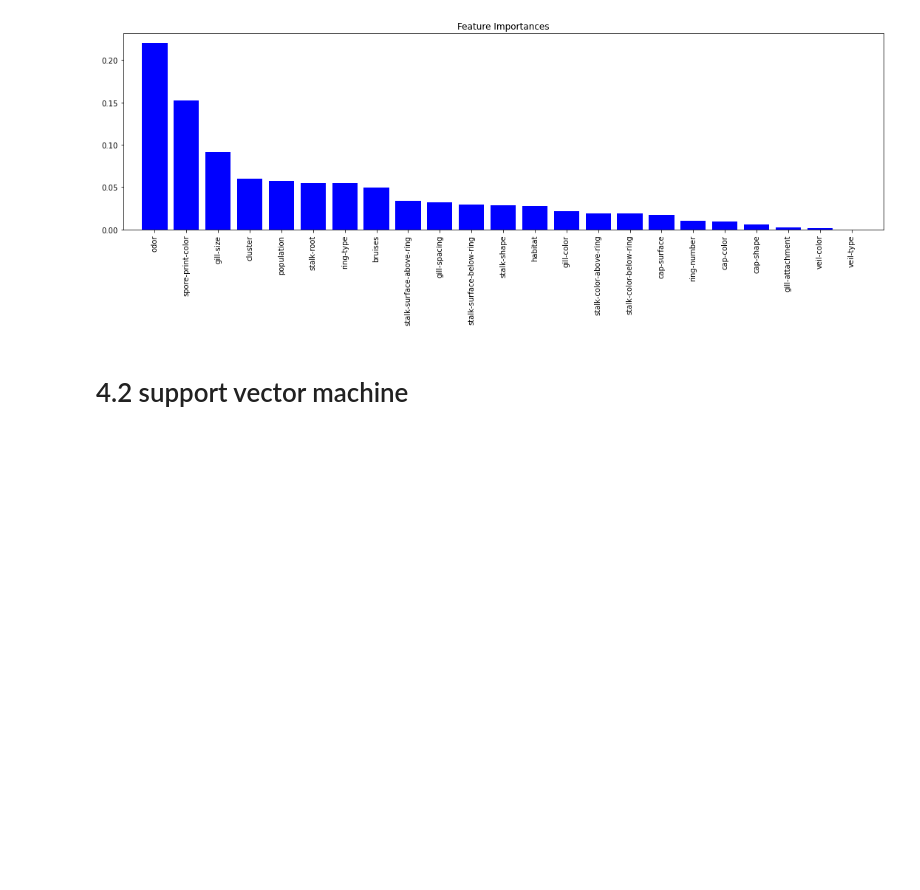
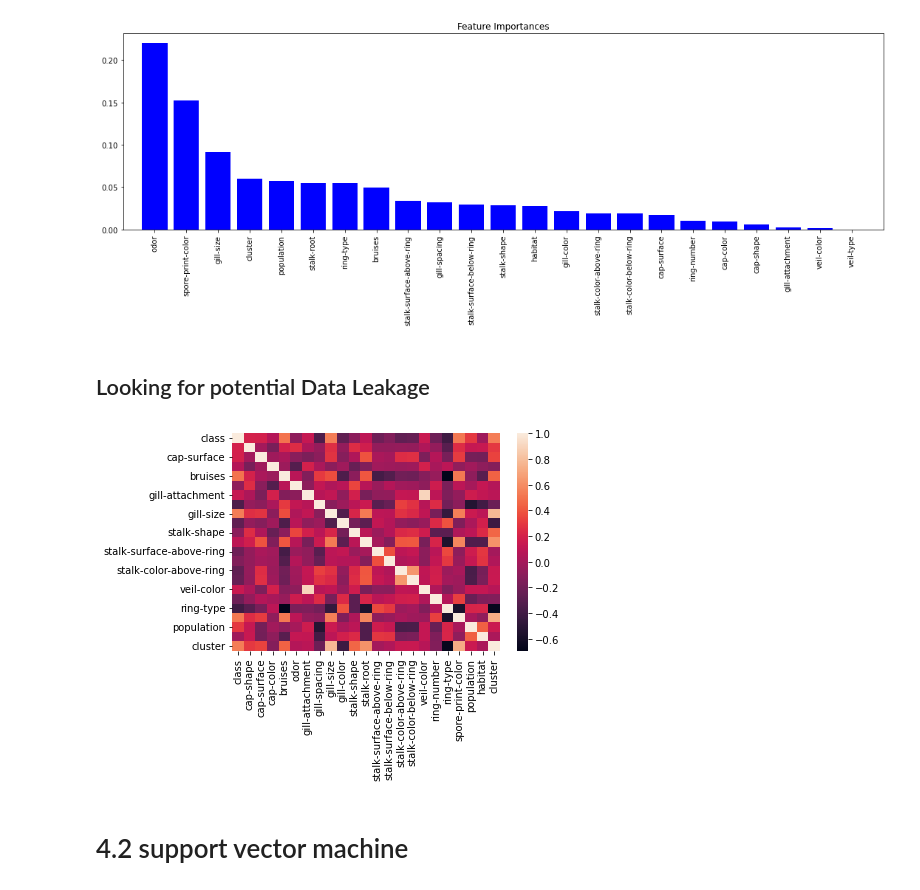
Before and after one commit to bobbyjy/PythonFinal, a Jupyter notebook: mushroom_EDA.ipynb, the cells around one changed output. Saved outputs shown, nothing was run; the diff lists cells and outputs as text; code cells hidden in the pictures; blank space fills up the shorter version.

```diff
--- a/mushroom_EDA.ipynb
+++ b/mushroom_EDA.ipynb
@@ -304,6 +313,17 @@ plt.tight_layout()
 plt.show()
 # %% [output]
 [figure]
+# %% [markdown]
+## Looking for potential Data Leakage
+# %%
+df.drop(columns= 'veil-type', inplace=True)
+df_encoded = df.apply(LabelEncoder().fit_transform)
+corr = df_encoded.corr()
+
+sns.heatmap(corr)
+plt.show()
+# %% [output]
+[figure, added]
 # %% [markdown]
 # 4.2 support vector machine
 # %%
```
Also changed, not shown: parts of 31 cells of this notebook.
